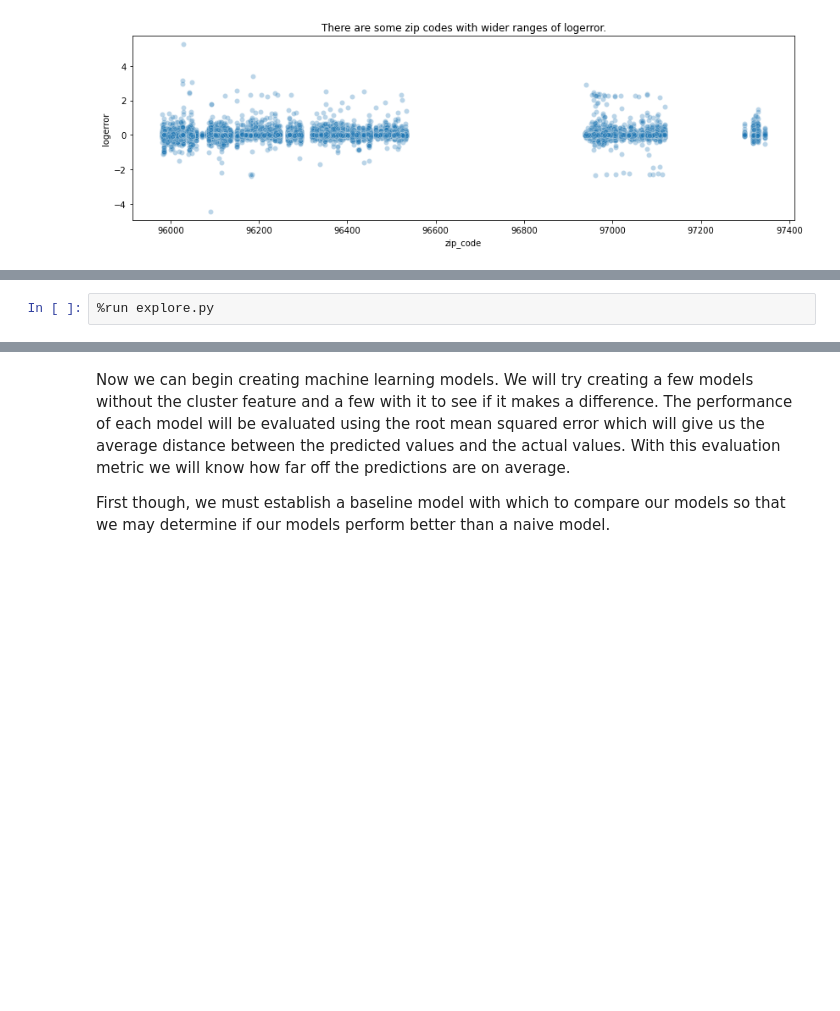
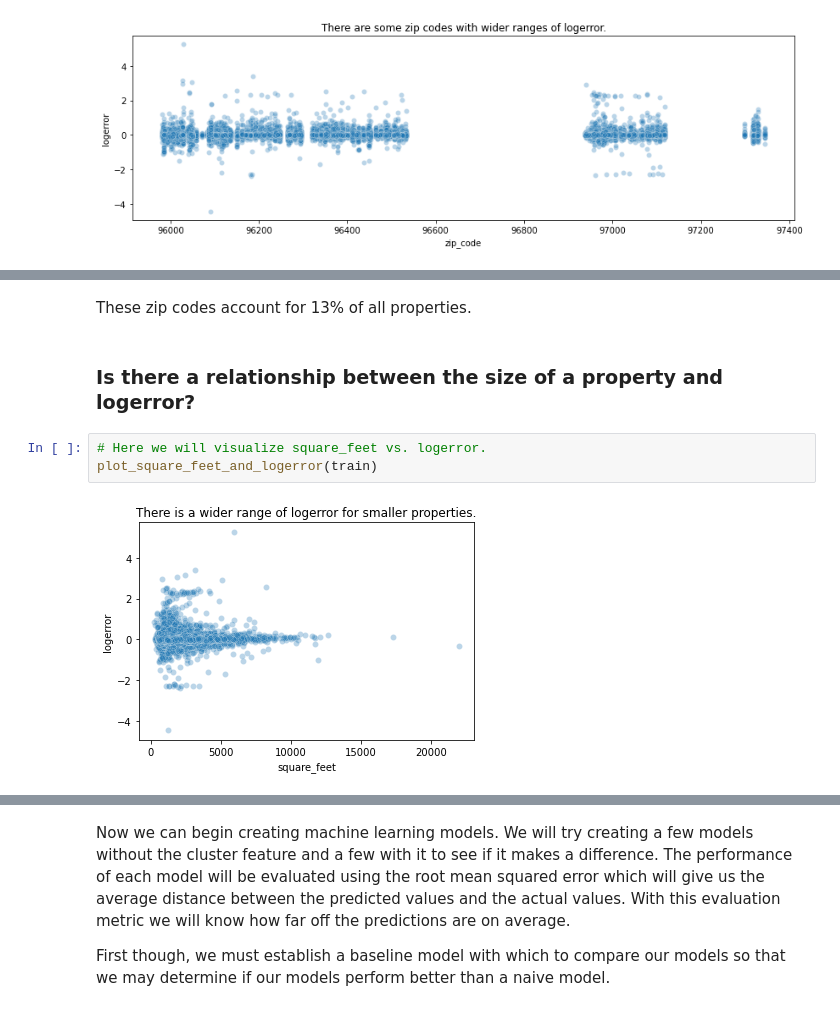
Before and after one commit to alegarcia-dev/zillow-clustering-project, a Jupyter notebook: Final_Report.ipynb, the cells around one changed output, grey strips where cells are left out. Drawn from its saved outputs; the diff is of its cells as text; blank space fills up the shorter version.

```diff
--- a/Final_Report.ipynb
+++ b/Final_Report.ipynb
@@ -100,2 +124,9 @@ run_stats_test_for_zip_codes(train)
-# %%
-%run explore.py
+# %% [markdown]
+These zip codes account for 13% of all properties.
+# %% [markdown]
+### Is there a relationship between the size of a property and logerror?
+# %%
+# Here we will visualize square_feet vs. logerror.
+plot_square_feet_and_logerror(train)
+# %% [output]
+[figure, added]
```
Also changed, not shown: parts of 23 cells of this notebook, 3 other files.
